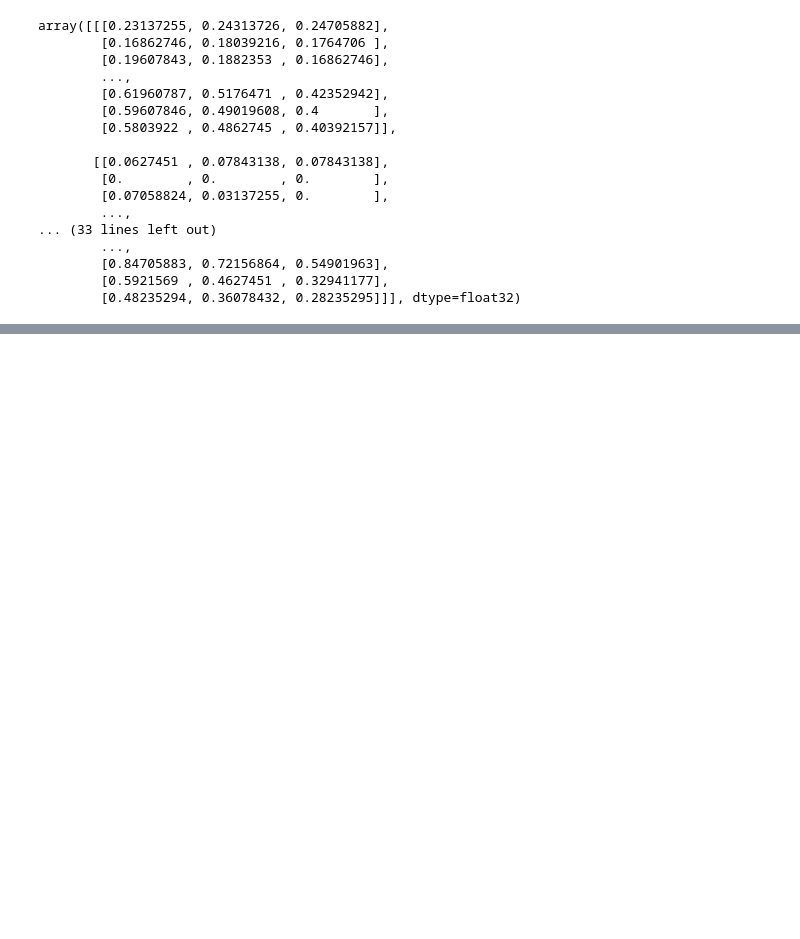
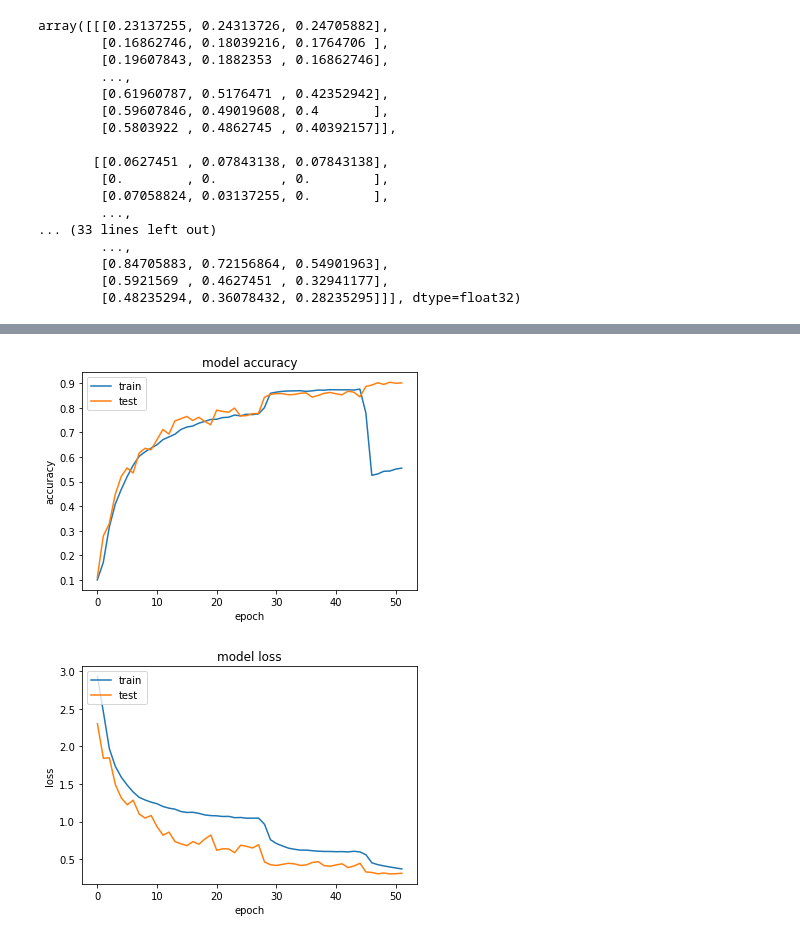
Before and after one commit to amitrege/NNCompress, a Jupyter notebook: Untitled.ipynb, the cells around one changed output, grey strips where cells are left out. Drawn from its saved outputs; the diff is of its cells as text; code cells hidden in the pictures; blank space fills up the shorter version.

```diff
--- a/Untitled.ipynb
+++ b/Untitled.ipynb
@@ -563,0 +566,15 @@ array([[[0.23137255, 0.24313726, 0.24705882],
+# %%
+from importance_sampling.datasets import InMemoryImageDataset
+from keras.datasets import cifar10
+from functools import partial
+
+# Load dataset
+x_t = np.load('gdrive/My Drive/upsampled_cifar10/x_train.npy')
+y_t = np.load('gdrive/My Drive/upsampled_cifar10/y_train.npy')
+
+c = cifar10
+c.x_train = x_t
+c.y_train = y_t
+
+CIFAR10 = partial(InMemoryImageDataset.from_loadable, c)
+ds_super_res = ZCAWhitening(CIFAR10())
@@ -563,0 +583,3 @@ array([[[0.23137255, 0.24313726, 0.24705882],
+# %%
+args = Args(depth = 28, width = 2, presample = 3.0, batch_size = 128, time_budget = 1, dropout = 0.3, useIS = True)
+model, history = build_wide_res(args, ds_super_res)
@@ -563,0 +631,6 @@ array([[[0.23137255, 0.24313726, 0.24705882],
+# %%
+# Save model, plots and history
+save(model, history, 'res-net-28-2-1hr-dropout-IS-superRes8x8', True)
+# %% [output]
+[figure, added]
+[figure, added]
```
Also changed, not shown: parts of 6 cells of this notebook.
